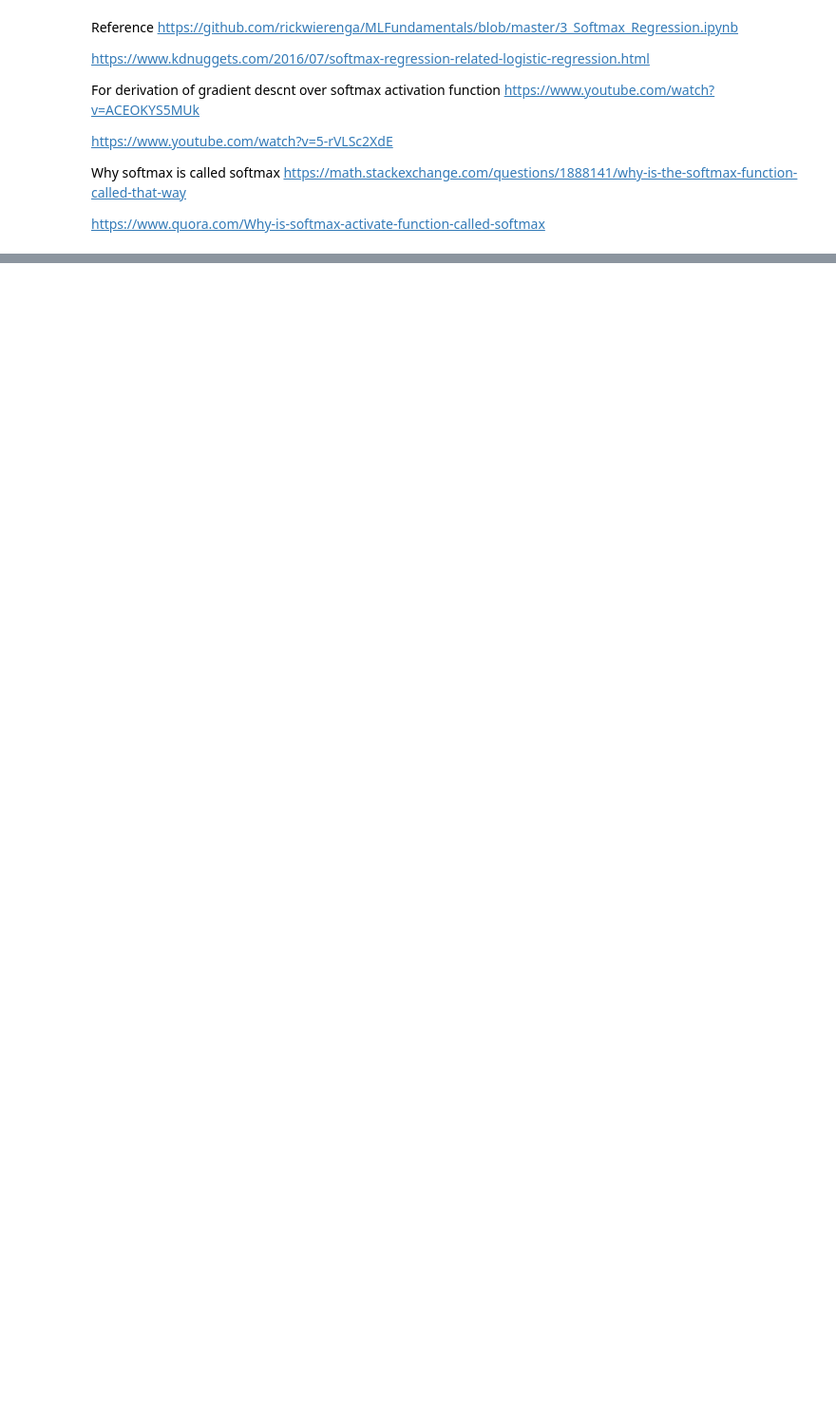
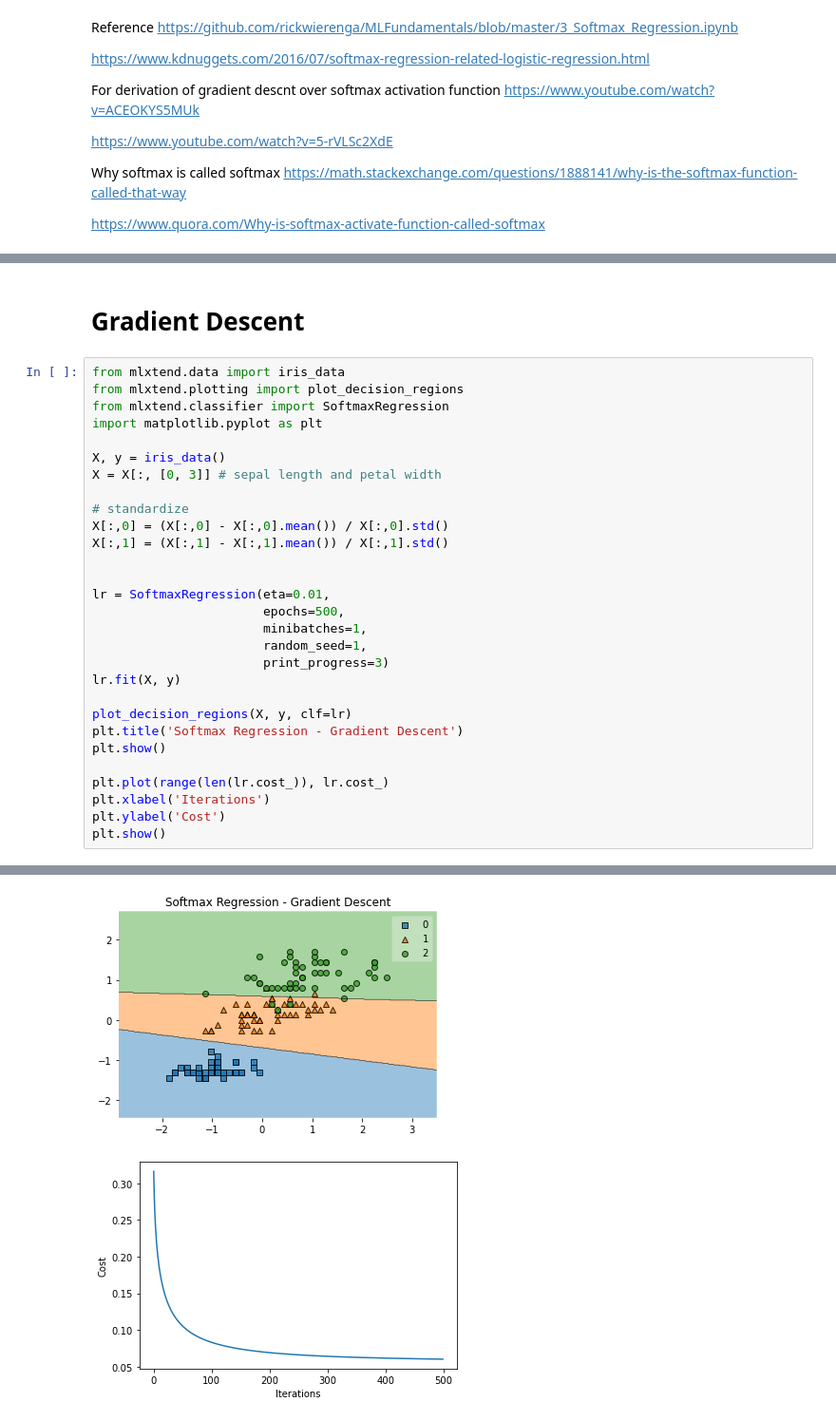
Before and after one commit to shaily-stack/Softmax-Regression, a Jupyter notebook: SoftMax Regression.ipynb, the cells around one changed output, grey strips where cells are left out. Shown at 95% size. Drawn from its saved outputs; the diff is of its cells as text; blank space fills up the shorter version.

```diff
--- a/SoftMax Regression.ipynb
+++ b/SoftMax Regression.ipynb
@@ -126,0 +134,32 @@ https://www.quora.com/Why-is-softmax-activate-function-called-softmax
+# %% [markdown]
+# Gradient Descent
+# %%
+from mlxtend.data import iris_data
+from mlxtend.plotting import plot_decision_regions
+from mlxtend.classifier import SoftmaxRegression
+import matplotlib.pyplot as plt
+
+X, y = iris_data()
+X = X[:, [0, 3]] # sepal length and petal width
+
+# standardize
+X[:,0] = (X[:,0] - X[:,0].mean()) / X[:,0].std()
+X[:,1] = (X[:,1] - X[:,1].mean()) / X[:,1].std()
+
+
+lr = SoftmaxRegression(eta=0.01,
+                       epochs=500,
+                       minibatches=1,
+                       random_seed=1,
+                       print_progress=3)
+lr.fit(X, y)
+
+plot_decision_regions(X, y, clf=lr)
+plt.title('Softmax Regression - Gradient Descent')
+plt.show()
+
+plt.plot(range(len(lr.cost_)), lr.cost_)
+plt.xlabel('Iterations')
+plt.ylabel('Cost')
+plt.show()
+# %% [output]
@@ -126,0 +167,2 @@ https://www.quora.com/Why-is-softmax-activate-function-called-softmax
+[figure, added]
+[figure, added]
```
Also changed, not shown: parts of 7 cells of this notebook.
